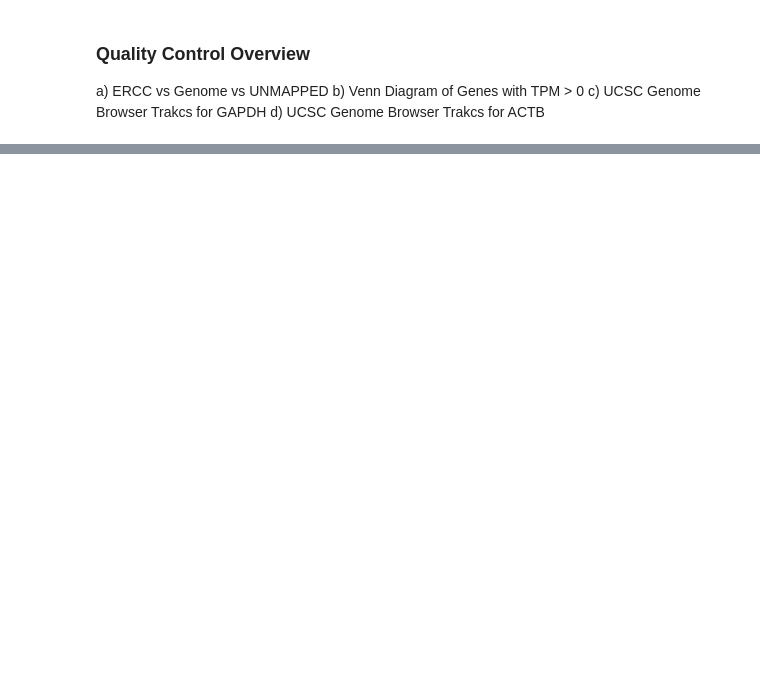
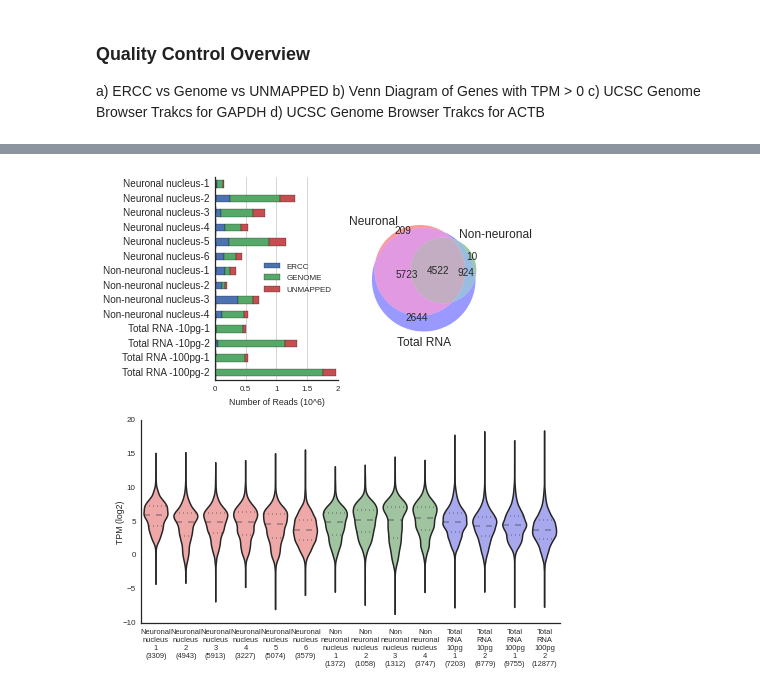
Before and after one commit to Schork-Lab/single-cell, a Jupyter notebook: ipython/nature_protocol/figure_5.ipynb, the cells around one changed output, grey strips where cells are left out. Cells and saved outputs as stored; diff of their text form; code cells hidden in the pictures; blank space fills up the shorter version.

Commit message:
Updated the nucleus labels on figs 5, 6, and 7

```diff
--- a/ipython/nature_protocol/figure_5.ipynb
+++ b/ipython/nature_protocol/figure_5.ipynb
@@ -68 +91,16 @@ fig
+# %%
+ax = fig.add_subplot(gs[1,:])
+sample_names = [sample_name.replace(' ', '\n').replace('-','\n').replace('\n\n','\n')
+                for sample_name in sample_names]
+sample_names = ['%s\n(%d)' % (sample_name, len(expressed_genes))
+                for sample_name, expressed_genes in zip(sample_names, expressed_values)]
+ax = sns.violinplot(expressed_values, names=sample_names, color=get_sorted_color_map(), alpha=0.4, ax=ax)
+ax.set_ylabel('TPM (log2)', labelpad=-2)
+for label in ax.get_xticklabels():
+    label.set_size(7.5)
+sns.despine(ax=ax)
+# %%
+fig
+# %% [output]
+[figure, added]
 # %%
```
Also changed, not shown: parts of 10 cells of this notebook, 5 other files.
